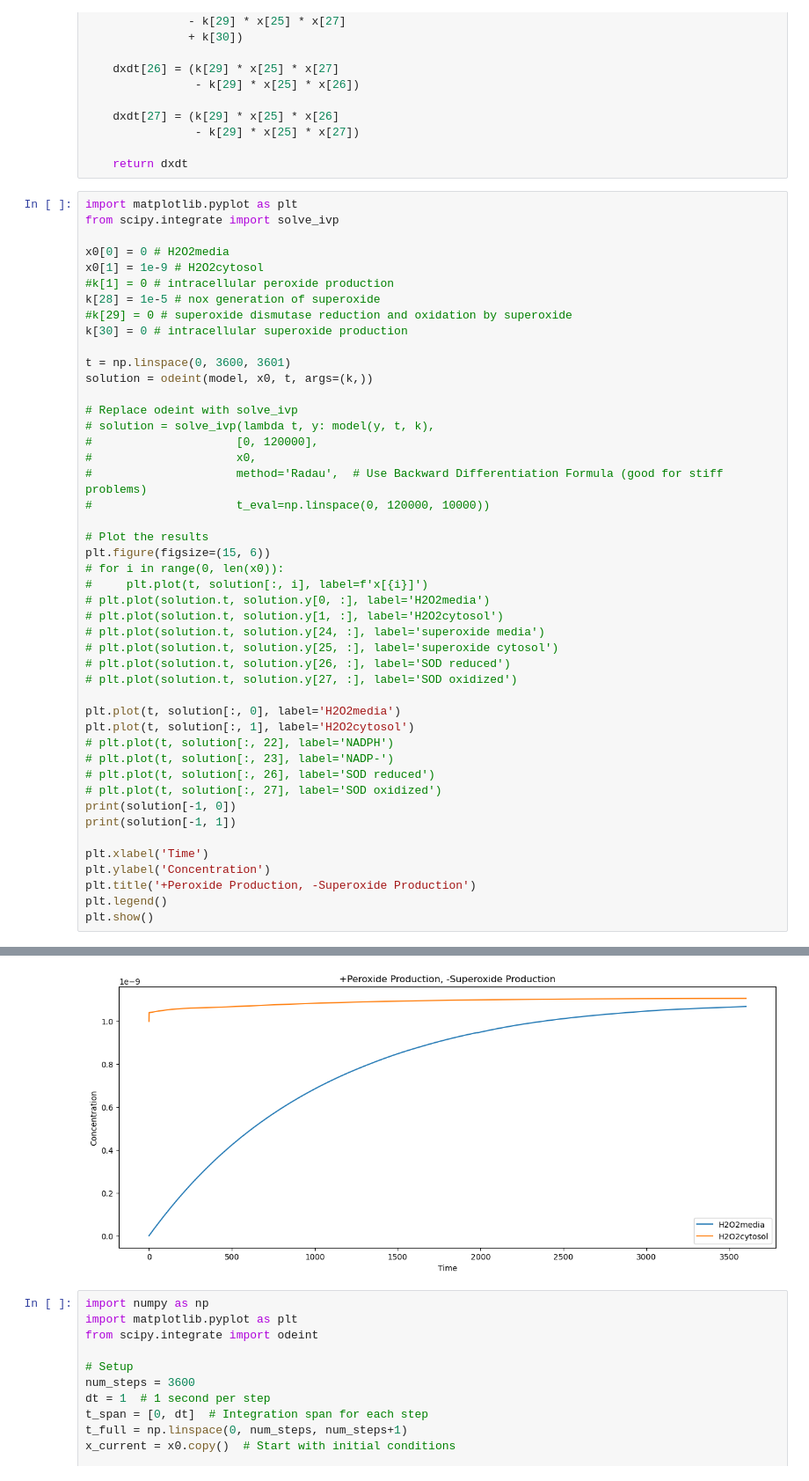
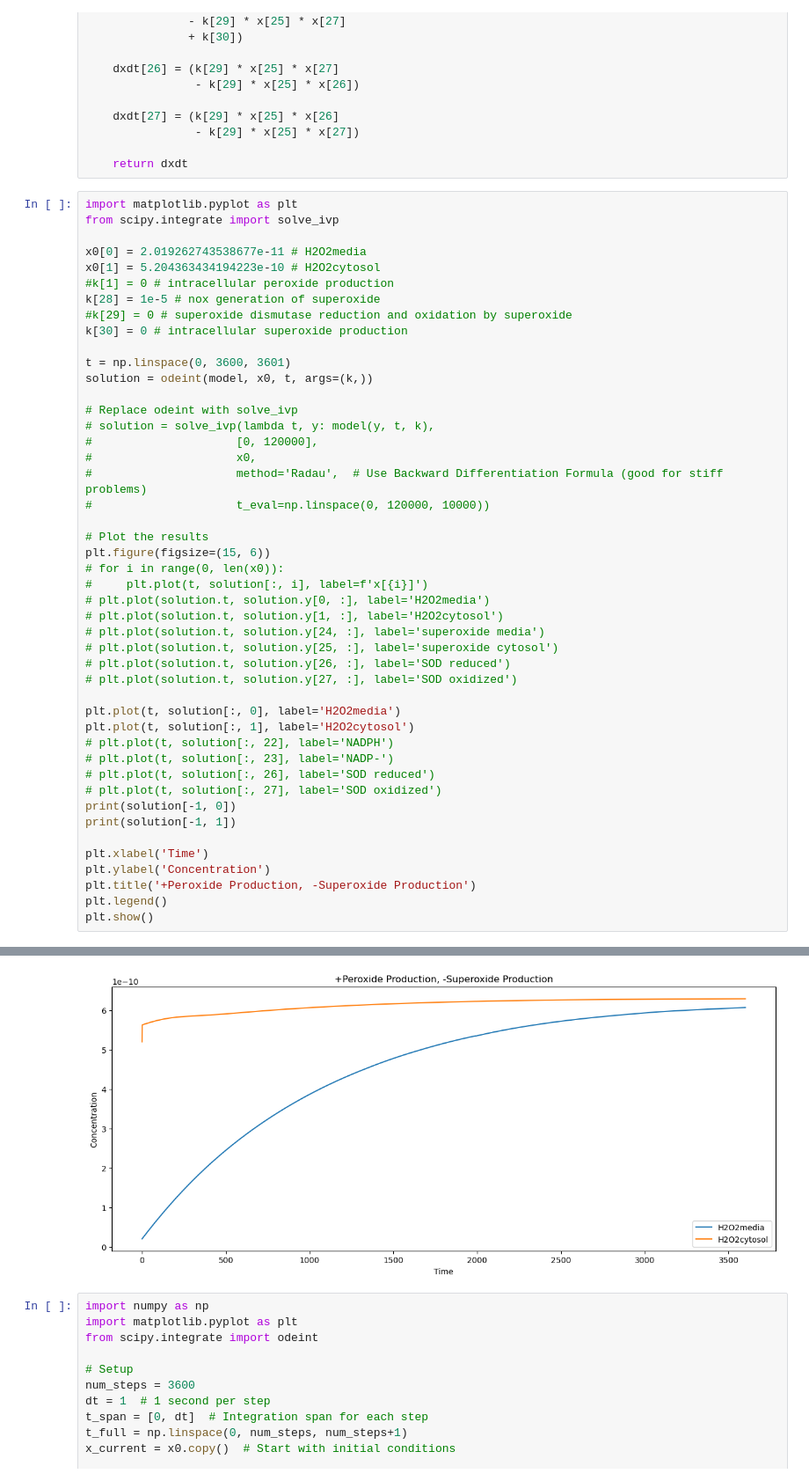
Before and after one commit to yunchen-git/ROS-ABM, a Jupyter notebook: testbed.ipynb, the cells around one changed output, grey strips where cells are left out. Shown at 88% size. Drawn from its saved outputs; the diff is of its cells as text.

```diff
--- a/testbed.ipynb
+++ b/testbed.ipynb
@@ -178,8 +178,8 @@ def model(x, t, k):
 import matplotlib.pyplot as plt
 from scipy.integrate import solve_ivp
 
-x0[0] = 0 # H2O2media
-x0[1] = 1e-9 # H2O2cytosol
+x0[0] = 2.019262743538677e-11 # H2O2media
+x0[1] = 5.204363434194223e-10 # H2O2cytosol
 #k[1] = 0 # intracellular peroxide production
 k[28] = 1e-5 # nox generation of superoxide
 #k[29] = 0 # superoxide dismutase reduction and oxidation by superoxide
@@ -226,4 +226,4 @@ plt.show()
-[figure, old version]
+[figure, new version]
 # %%
 import numpy as np
 import matplotlib.pyplot as plt
```
Also changed, not shown: parts of 1 cell of this notebook, 10 other files.
